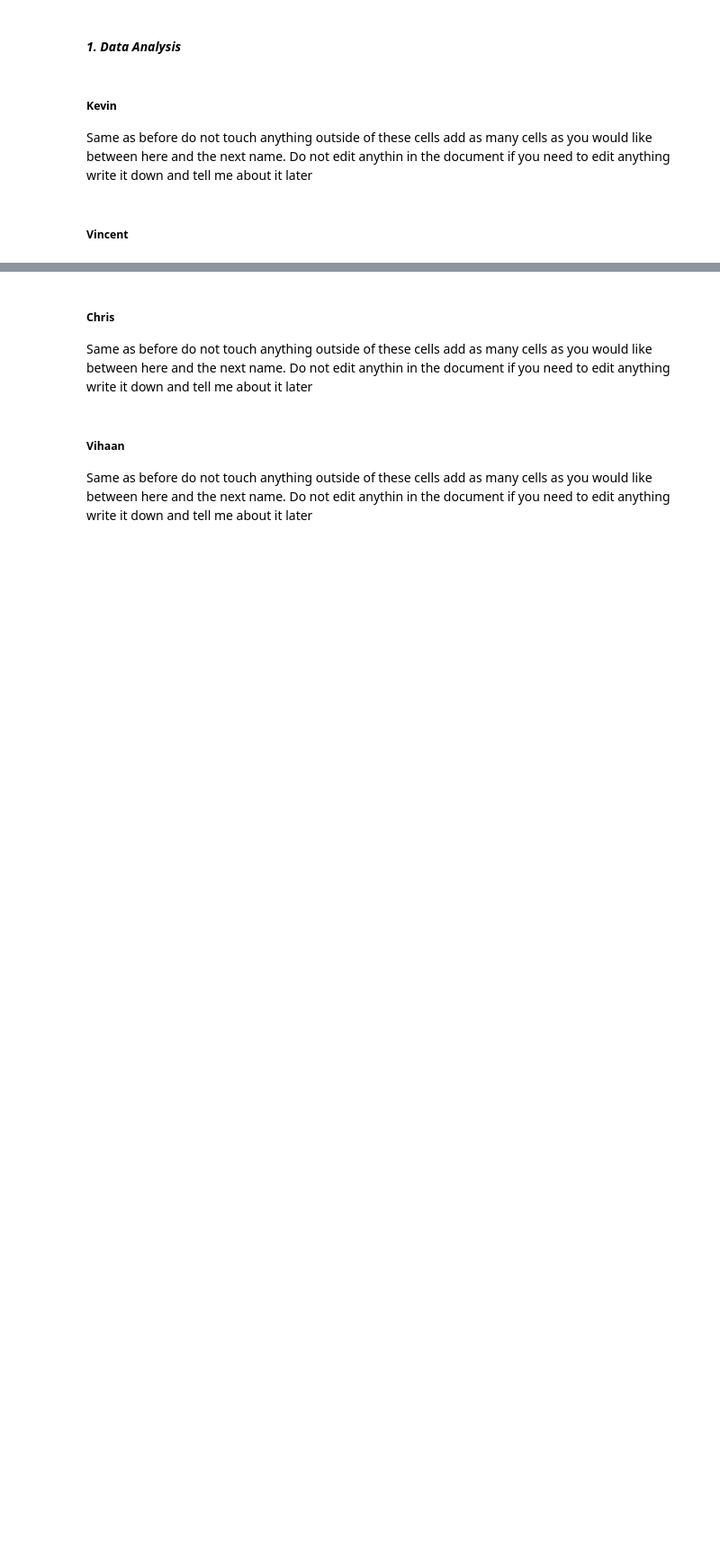
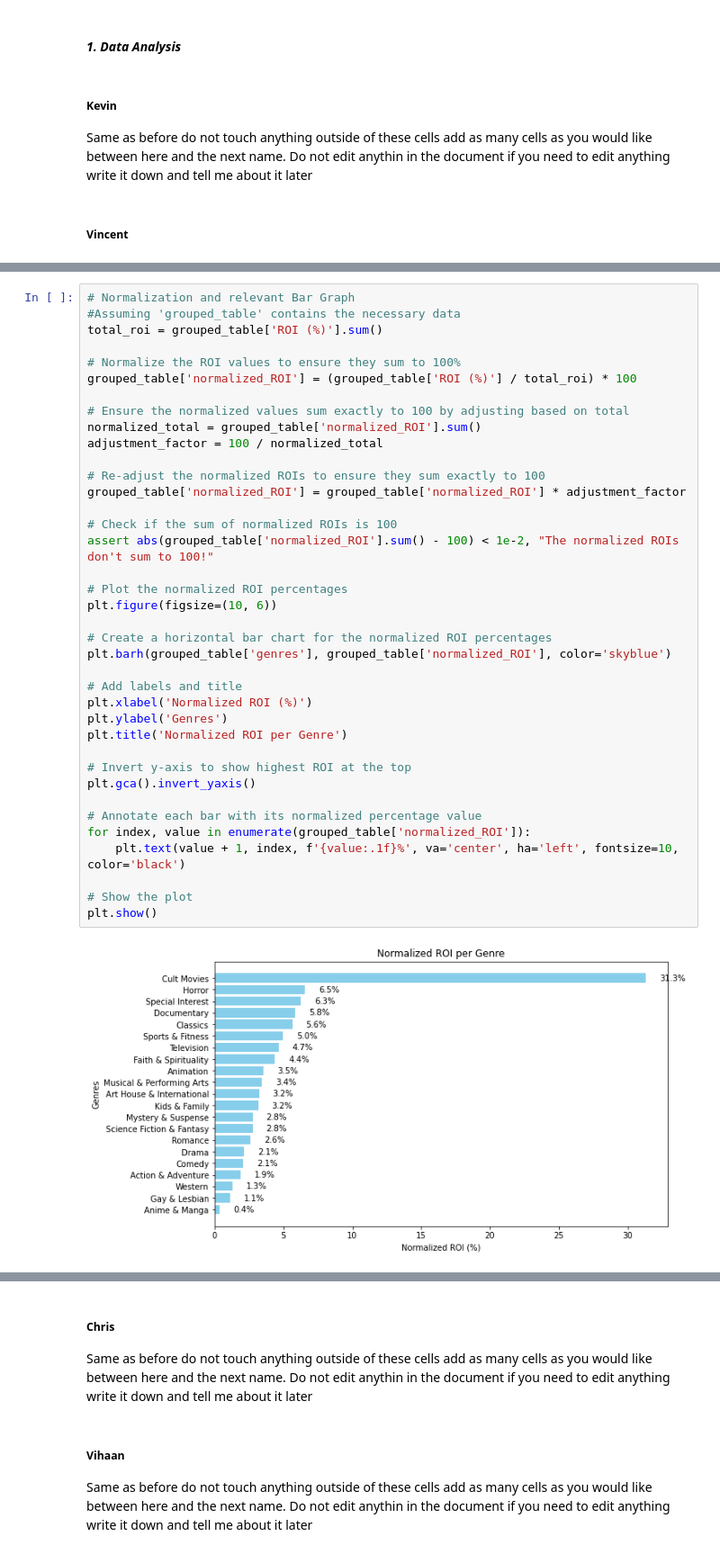
Before and after one commit to Tdoggie/phase-2-project, a Jupyter notebook: index.ipynb, the cells around one changed output, grey strips where cells are left out. Shown: that part at 90% size. Drawn from its saved outputs; the diff is of its cells as text; blank space fills up the shorter version.

```diff
--- a/index.ipynb
+++ b/index.ipynb
@@ -757,0 +890,40 @@ Same as before do not touch anything outside of these cells add as many cells as
+# %%
+# Normalization and relevant Bar Graph
+#Assuming 'grouped_table' contains the necessary data
+total_roi = grouped_table['ROI (%)'].sum()
+
+# Normalize the ROI values to ensure they sum to 100%
+grouped_table['normalized_ROI'] = (grouped_table['ROI (%)'] / total_roi) * 100
+
+# Ensure the normalized values sum exactly to 100 by adjusting based on total
+normalized_total = grouped_table['normalized_ROI'].sum()
+adjustment_factor = 100 / normalized_total
+
+# Re-adjust the normalized ROIs to ensure they sum exactly to 100
+grouped_table['normalized_ROI'] = grouped_table['normalized_ROI'] * adjustment_factor
+
+# Check if the sum of normalized ROIs is 100
+assert abs(grouped_table['normalized_ROI'].sum() - 100) < 1e-2, "The normalized ROIs don't sum to 100!"
+
+# Plot the normalized ROI percentages
+plt.figure(figsize=(10, 6))
+
+# Create a horizontal bar chart for the normalized ROI percentages
+plt.barh(grouped_table['genres'], grouped_table['normalized_ROI'], color='skyblue')
+
+# Add labels and title
+plt.xlabel('Normalized ROI (%)')
+plt.ylabel('Genres')
+plt.title('Normalized ROI per Genre')
+
+# Invert y-axis to show highest ROI at the top
+plt.gca().invert_yaxis()
+
+# Annotate each bar with its normalized percentage value
+for index, value in enumerate(grouped_table['normalized_ROI']):
+    plt.text(value + 1, index, f'{value:.1f}%', va='center', ha='left', fontsize=10, color='black')
+
+# Show the plot
+plt.show()
+# %% [output]
+[figure, added]
```
Also changed, not shown: parts of 17 cells of this notebook.
